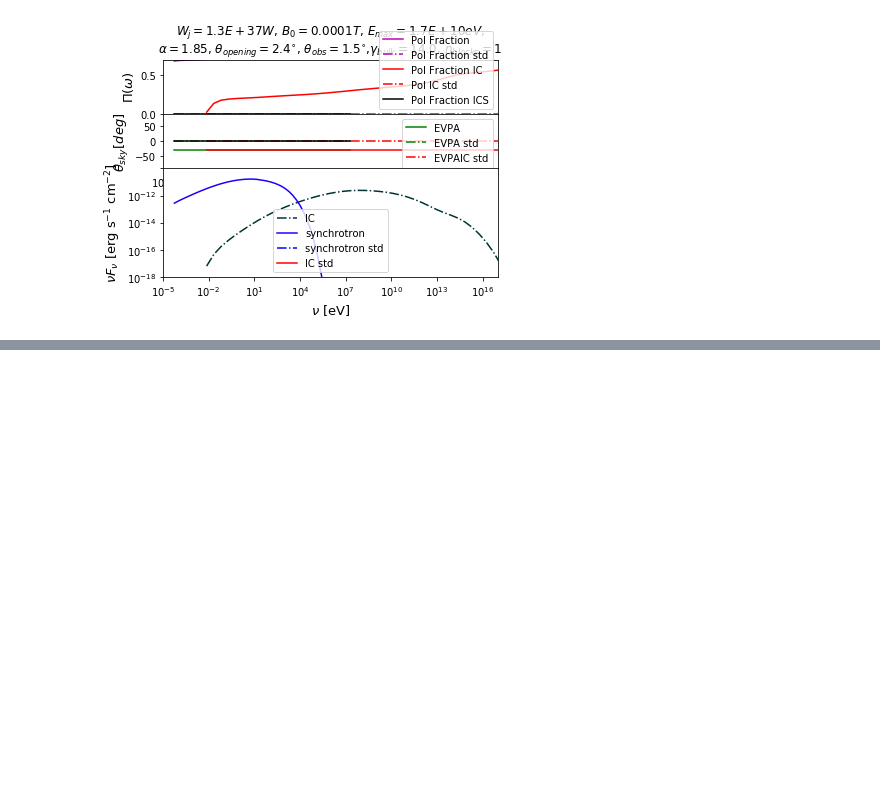
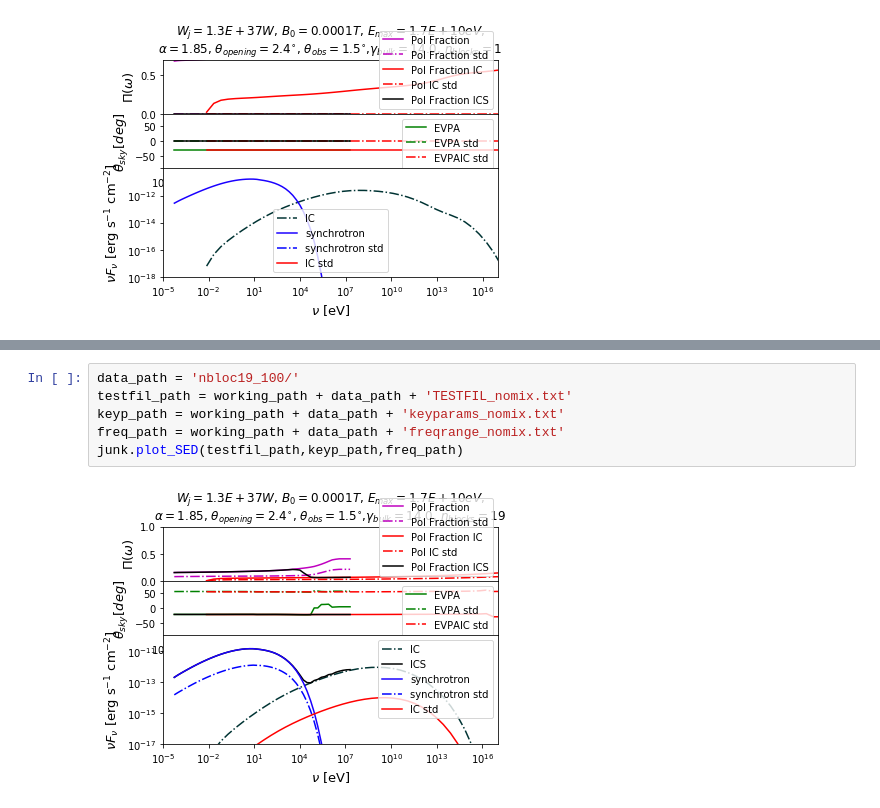
Before and after one commit to alpv95/SSCpol, a Jupyter notebook: notebooks/Analyze.ipynb, the cells around one changed output, grey strips where cells are left out. Drawn from its saved outputs; the diff is of its cells as text; blank space fills up the shorter version.

```diff
--- a/notebooks/Analyze.ipynb
+++ b/notebooks/Analyze.ipynb
@@ -68,0 +45,8 @@ fq_mids [5.62134646e-05 9.67355182e-05 1.66468257e-04 2.86468639e-04
+# %%
+data_path = 'nbloc19_100/'
+testfil_path = working_path + data_path + 'TESTFIL_nomix.txt'
+keyp_path = working_path + data_path + 'keyparams_nomix.txt'
+freq_path = working_path + data_path + 'freqrange_nomix.txt'
+junk.plot_SED(testfil_path,keyp_path,freq_path)
+# %% [output]
+[figure, added]
```
Also changed, not shown: parts of 18 cells of this notebook, 6 other files.
